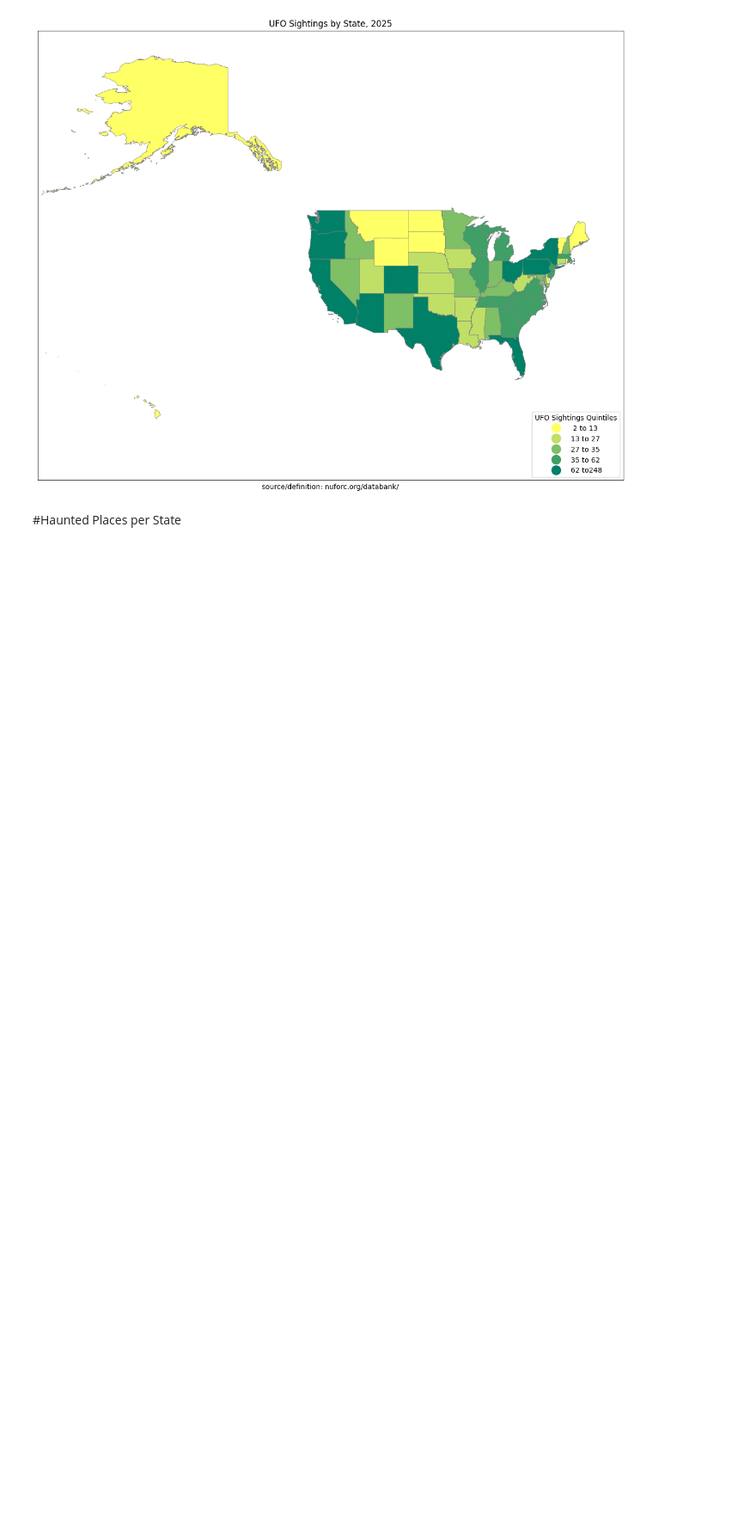
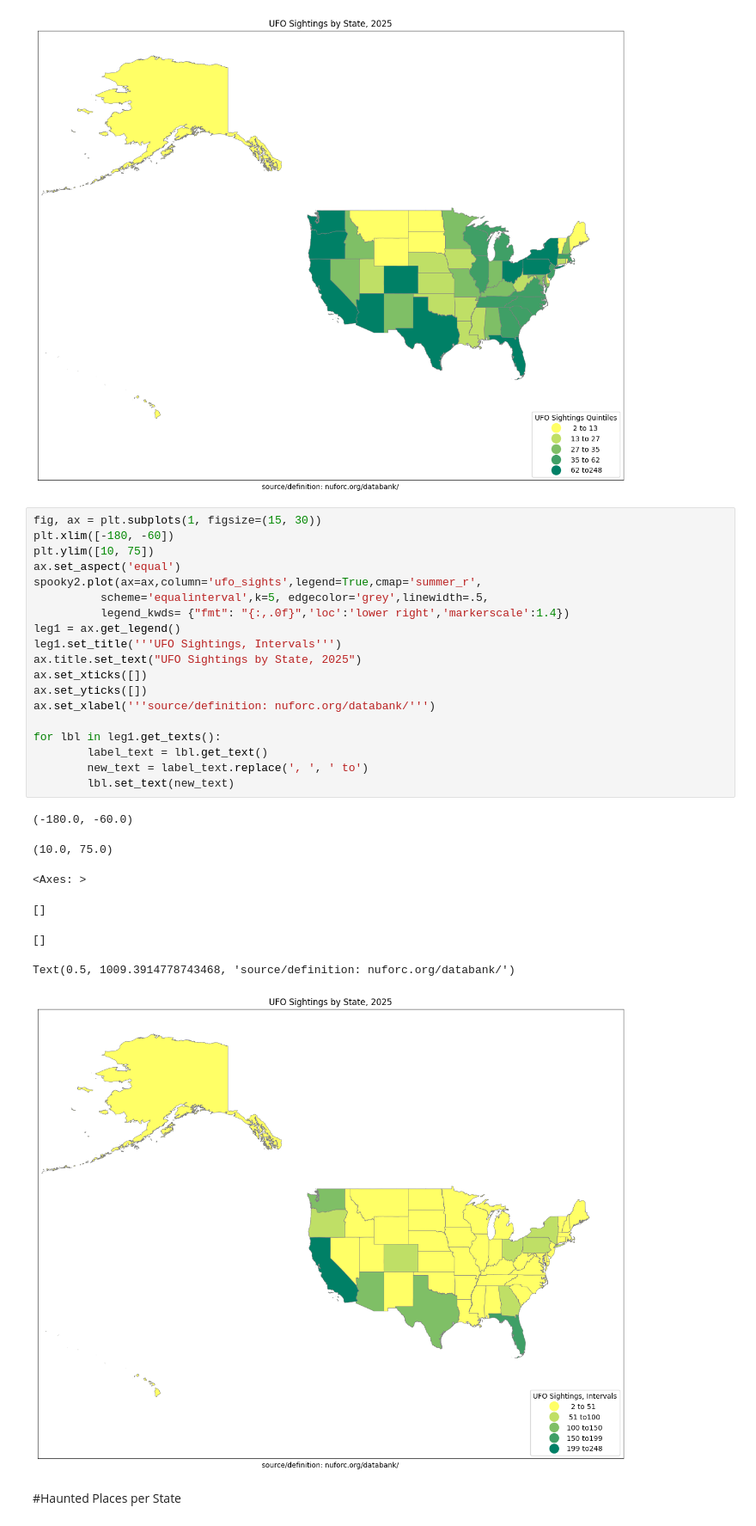
Before and after one commit to carlavilla/GIS, a Jupyter notebook: CV_PS1_GIS.ipynb, the cells around one changed output. Shown at 86% size. Cells and saved outputs as stored; diff of their text form; blank space fills up the shorter version.

```diff
--- a/CV_PS1_GIS.ipynb
+++ b/CV_PS1_GIS.ipynb
@@ -387,6 +387,33 @@ for lbl in leg1.get_texts():
 []
 Text(0.5, 1009.3914778743468, 'source/definition: nuforc.org/databank/')
 [figure]
+# %%
+fig, ax = plt.subplots(1, figsize=(15, 30))
+plt.xlim([-180, -60])
+plt.ylim([10, 75])
+ax.set_aspect('equal')
+spooky2.plot(ax=ax,column='ufo_sights',legend=True,cmap='summer_r',
+          scheme='equalinterval',k=5, edgecolor='grey',linewidth=.5,
+          legend_kwds= {"fmt": "{:,.0f}",'loc':'lower right','markerscale':1.4})
+leg1 = ax.get_legend()
+leg1.set_title('''UFO Sightings, Intervals''')
+ax.title.set_text("UFO Sightings by State, 2025")
+ax.set_xticks([])
+ax.set_yticks([])
+ax.set_xlabel('''source/definition: nuforc.org/databank/''')
+
+for lbl in leg1.get_texts():
+        label_text = lbl.get_text()
+        new_text = label_text.replace(', ', ' to')
+        lbl.set_text(new_text)
+# %% [output]
+(-180.0, -60.0)
+(10.0, 75.0)
+<Axes: >
+[]
+[]
+Text(0.5, 1009.3914778743468, 'source/definition: nuforc.org/databank/')
+[figure, added]
 # %% [markdown]
 #Haunted Places per State
 # %% [markdown]
```
Also changed, not shown: parts of 2 cells of this notebook.
